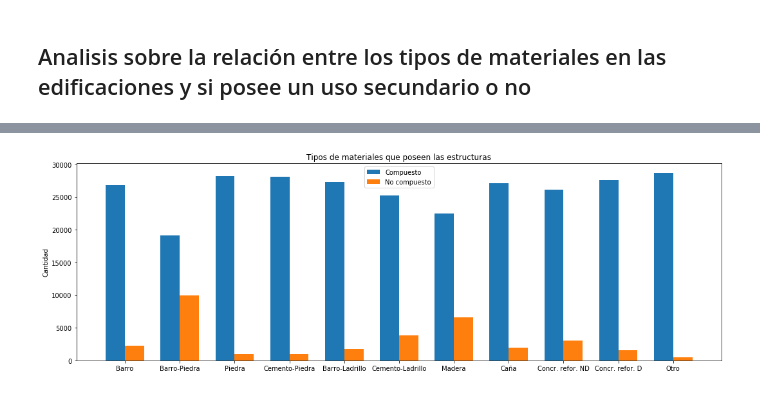
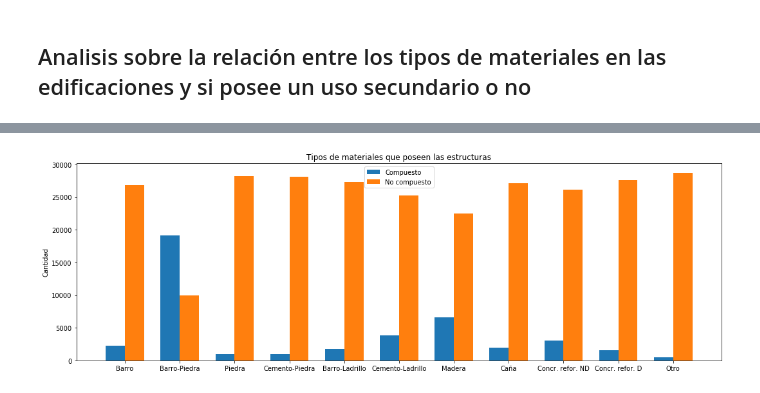
Before and after one commit to Noenf/Datos-1C2021, a Jupyter notebook: TP1/Tipos de materiales segun su uso secundario.ipynb, the cells around one changed output, grey strips where cells are left out. Cells and saved outputs as stored; diff of their text form; code cells hidden in the pictures.

```diff
--- a/TP1/Tipos de materiales segun su uso secundario.ipynb
+++ b/TP1/Tipos de materiales segun su uso secundario.ipynb
@@ -44,6 +44,9 @@ edificacion_sin_uso_secundario = edificacion.loc[edificacion['has_secondary_use'
                 'has_superstructure_bamboo','has_superstructure_rc_non_engineered',\
                 'has_superstructure_rc_engineered','has_superstructure_other'
 ]]
+# %%
+def cantidad(df,columna,vof):
+    return df.loc[df[columna]==vof,[columna]].count().tolist()[0];
 # %%
 labels = ['Barro','Barro-Piedra','Piedra','Cemento-Piedra','Barro-Ladrillo',\
          'Cemento-Ladrillo','Madera','Caña','Concr. refor. ND',\
@@ -102,50 +111,50 @@ edificacion_con_uso_secundario = edificacion.loc[edificacion['has_secondary_use'
 # %%
 labels = ['Barro','Barro-Piedra','Piedra','Cemento-Piedra','Barro-Ladrillo',\
          'Cemento-Ladrillo','Madera','Caña','Concr. refor. ND',\
          'Concr. refor. D','Otro']
-true_means = [edificacion_con_uso_secundario.has_superstructure_adobe_mud.value_counts().tolist()[0],\
-              edificacion_con_uso_secundario.has_superstructure_mud_mortar_stone.value_counts().tolist()[0],\
-              edificacion_con_uso_secundario.has_superstructure_stone_flag.value_counts().tolist()[0],\
-              edificacion_con_uso_secundario.has_superstructure_cement_mortar_stone.value_counts().tolist()[0],\
-             edificacion_con_uso_secundario.has_superstructure_mud_mortar_brick.value_counts().tolist()[0],\
-              edificacion_con_uso_secundario.has_superstructure_cement_mortar_brick.value_counts().tolist()[0],\
-              edificacion_con_uso_secundario.has_superstructure_timber.value_counts().tolist()[0],\
-              edificacion_con_uso_secundario.has_superstructure_bamboo.value_counts().tolist()[0],\
-              edificacion_con_uso_secundario.has_superstructure_rc_non_engineered.value_counts().tolist()[0],\
-              edificacion_con_uso_secundario.has_superstructure_rc_engineered.value_counts().tolist()[0],\
-              edificacion_con_uso_secundario.has_superstructure_other.value_counts().tolist()[0]
+true_counts = [cantidad(edificacion_con_uso_secundario,'has_superstructure_adobe_mud',True),\
+              cantidad(edificacion_con_uso_secundario,'has_superstructure_mud_mortar_stone',True),\
+              cantidad(edificacion_con_uso_secundario,'has_superstructure_stone_flag',True),\
+              cantidad(edificacion_con_uso_secundario,'has_superstructure_cement_mortar_stone',True),\
+             cantidad(edificacion_con_uso_secundario,'has_superstructure_mud_mortar_brick',True),\
+              cantidad(edificacion_con_uso_secundario,'has_superstructure_cement_mortar_brick',True),\
+              cantidad(edificacion_con_uso_secundario,'has_superstructure_timber',True),\
+              cantidad(edificacion_con_uso_secundario,'has_superstructure_bamboo',True),\
+              cantidad(edificacion_con_uso_secundario,'has_superstructure_rc_non_engineered',True),\
+              cantidad(edificacion_con_uso_secundario,'has_superstructure_rc_engineered',True),\
+              cantidad(edificacion_con_uso_secundario,'has_superstructure_other',True)
              ]
 
-false_means = [edificacion_con_uso_secundario.has_superstructure_adobe_mud.value_counts().tolist()[1],\
-              edificacion_con_uso_secundario.has_superstructure_mud_mortar_stone.value_counts().tolist()[1],\
-              edificacion_con_uso_secundario.has_superstructure_stone_flag.value_counts().tolist()[1],\
-              edificacion_con_uso_secundario.has_superstructure_cement_mortar_stone.value_counts().tolist()[1],\
-                edificacion_con_uso_secundario.has_superstructure_mud_mortar_brick.value_counts().tolist()[1],\
-              edificacion_con_uso_secundario.has_superstructure_cement_mortar_brick.value_counts().tolist()[1],\
-              edificacion_con_uso_secundario.has_superstructure_timber.value_counts().tolist()[1],\
-              edificacion_con_uso_secundario.has_superstructure_bamboo.value_counts().tolist()[1],\
-              edificacion_con_uso_secundario.has_superstructure_rc_non_engineered.value_counts().tolist()[1],\
-              edificacion_con_uso_secundario.has_superstructure_rc_engineered.value_counts().tolist()[1],\
-              edificacion_con_uso_secundario.has_superstructure_other.value_counts().tolist()[1]]
+false_counts = [cantidad(edificacion_con_uso_secundario,'has_superstructure_adobe_mud',False),\
+              cantidad(edificacion_con_uso_secundario,'has_superstructure_mud_mortar_stone',False),\
+              cantidad(edificacion_con_uso_secundario,'has_superstructure_stone_flag',False),\
+              cantidad(edificacion_con_uso_secundario,'has_superstructure_cement_mortar_stone',False),\
+             cantidad(edificacion_con_uso_secundario,'has_superstructure_mud_mortar_brick',False),\
+              cantidad(edificacion_con_uso_secundario,'has_superstructure_cement_mortar_brick',False),\
+              cantidad(edificacion_con_uso_secundario,'has_superstructure_timber',False),\
+              cantidad(edificacion_con_uso_secundario,'has_superstructure_bamboo',False),\
+              cantidad(edificacion_con_uso_secundario,'has_superstructure_rc_non_engineered',False),\
+              cantidad(edificacion_con_uso_secundario,'has_superstructure_rc_engineered',False),\
+              cantidad(edificacion_con_uso_secundario,'has_superstructure_other',False)]
 
 x = np.arange(len(labels))  # the label locations
 width = 0.35  # the width of the bars
 
 fig, ax = plt.subplots(figsize=(15, 5))
-rects1 = ax.bar(x - width/2, true_means, width, label='Compuesto')
-rects2 = ax.bar(x + width/2, false_means, width, label='No compuesto')
+rects1 = ax.bar(x - width/2, true_counts, width, label='Compuesto')
+rects2 = ax.bar(x + width/2, false_counts, width, label='No compuesto')
 
 # Add some text for labels, title and custom x-axis tick labels, etc.
 ax.set_ylabel('Cantidad')
 ax.set_title('Tipos de materiales que poseen las estructuras')
 ax.set_xticks(x)
 ax.set_xticklabels(labels)
 ax.legend()
 
 
 fig.tight_layout()
 # %% [output]
-[figure, old version]
+[figure, new version]
 # %%
 labels = ['Barro','Barro-Piedra','Piedra','Cemento-Piedra','Barro-Ladrillo',\
          'Cemento-Ladrillo','Madera','Caña','Concr. refor. ND',\
```
Also changed, not shown: parts of 4 cells of this notebook.
